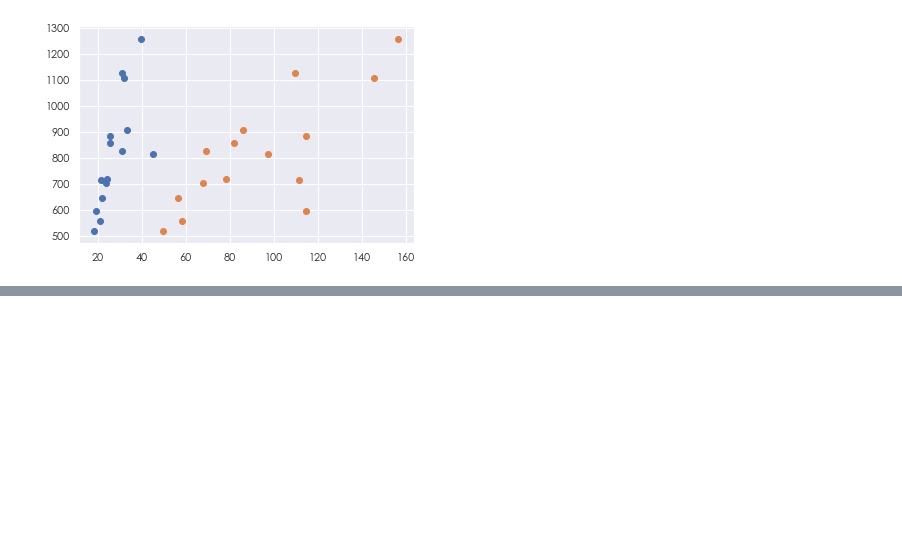
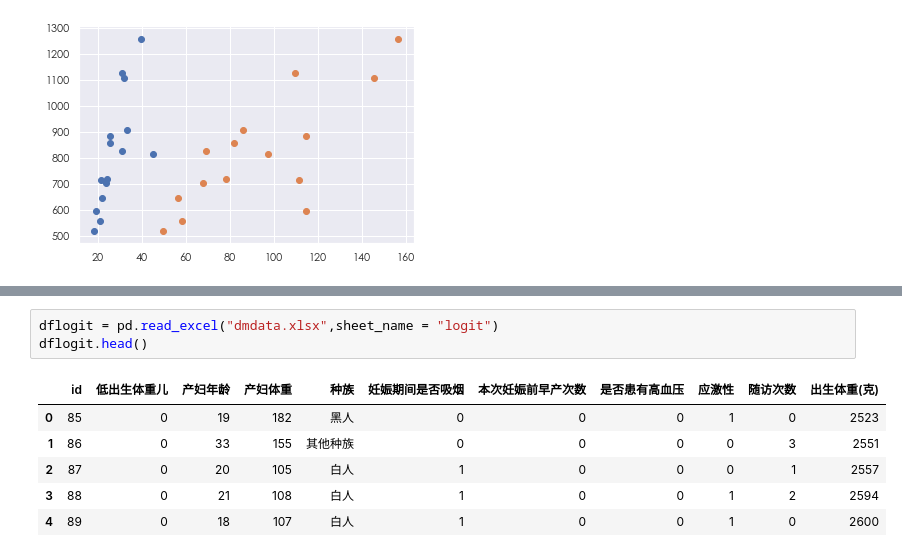
Before and after one commit to IamZY/DataAnalysis, a Jupyter notebook: pandas/Python统计模型.ipynb, the cells around one changed output, grey strips where cells are left out. Saved outputs shown, nothing was run; the diff lists cells and outputs as text; blank space fills up the shorter version.

```diff
--- a/pandas/Python统计模型.ipynb
+++ b/pandas/Python统计模型.ipynb
@@ -685,0 +656,10 @@ strong multicollinearity or other numerical problems.
+# %%
+dflogit = pd.read_excel("dmdata.xlsx",sheet_name = "logit")
+dflogit.head()
+# %% [output]
+|  | id | 低出生体重儿 | 产妇年龄 | 产妇体重 | 种族 | 妊娠期间是否吸烟 | 本次妊娠前早产次数 | 是否患有高血压 | 应激性 | 随访次数 | 出生体重(克) |
+| 0 | 85 | 0 | 19 | 182 | 黑人 | 0 | 0 | 0 | 1 | 0 | 2523 |
+| 1 | 86 | 0 | 33 | 155 | 其他种族 | 0 | 0 | 0 | 0 | 3 | 2551 |
+| 2 | 87 | 0 | 20 | 105 | 白人 | 1 | 0 | 0 | 0 | 1 | 2557 |
+| 3 | 88 | 0 | 21 | 108 | 白人 | 1 | 0 | 0 | 1 | 2 | 2594 |
+| 4 | 89 | 0 | 18 | 107 | 白人 | 1 | 0 | 0 | 1 | 0 | 2600 |
```
Also changed, not shown: parts of 44 cells of this notebook.
